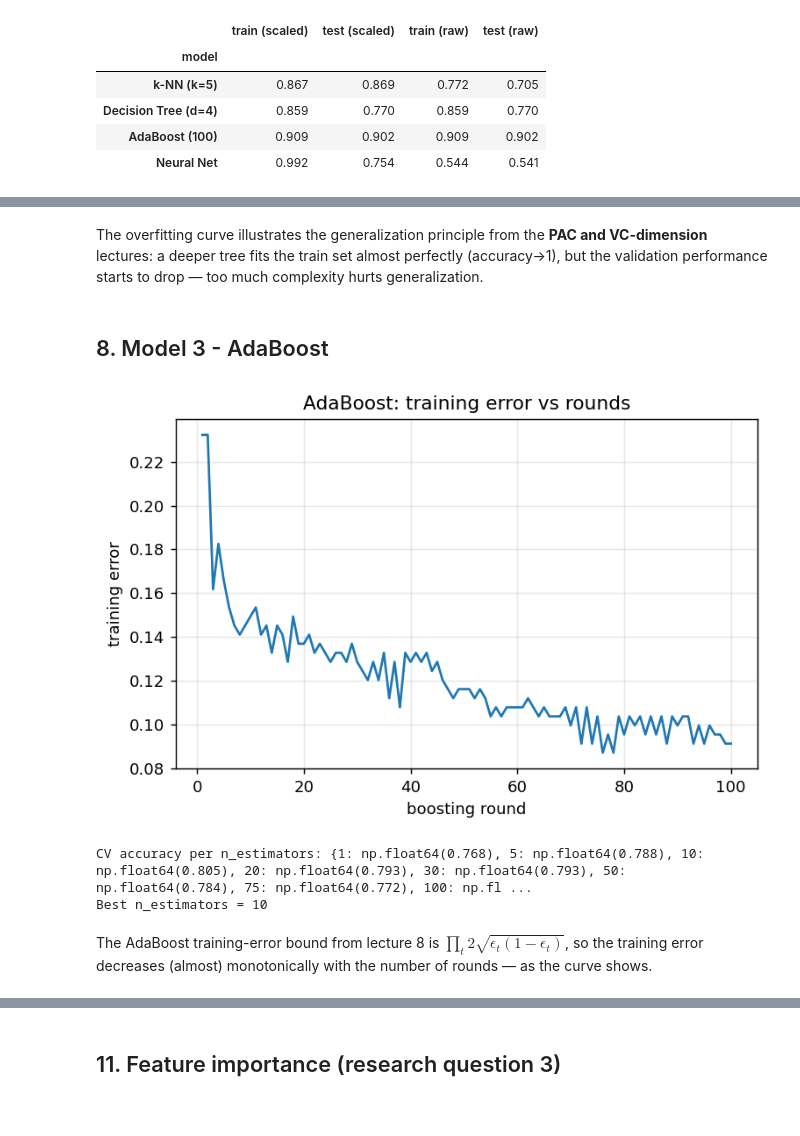
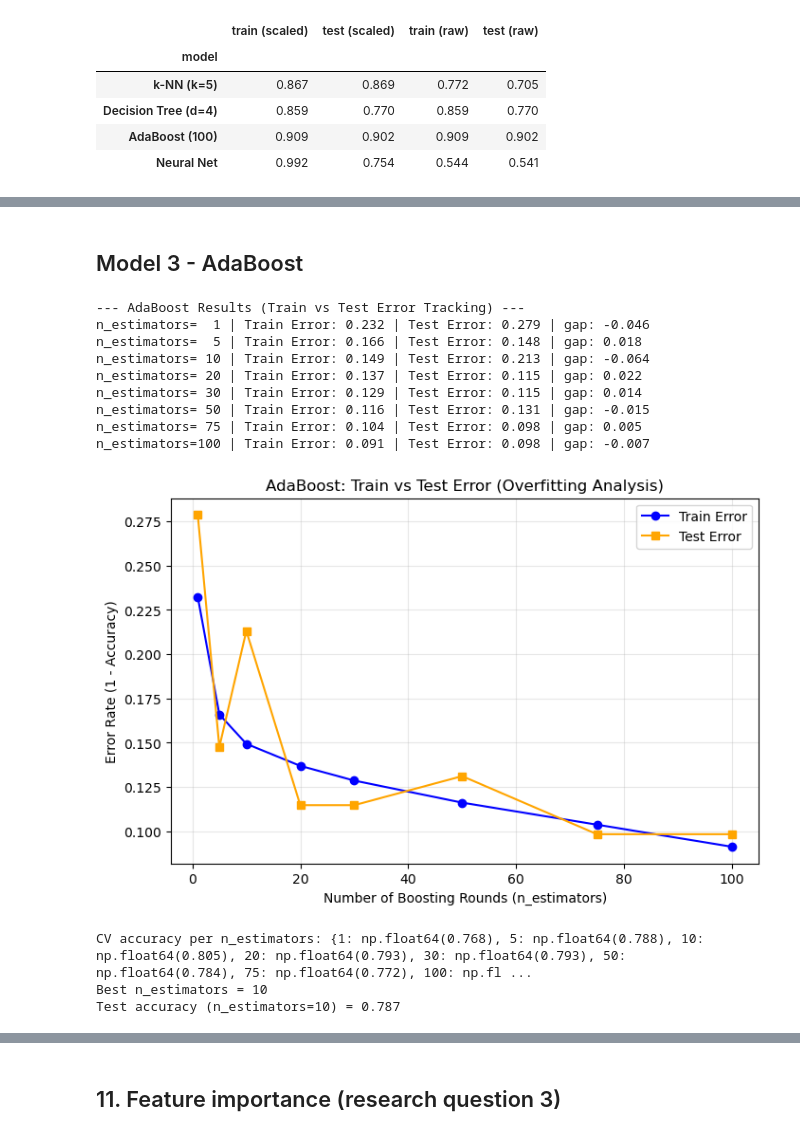
Before and after one commit to yonatang8675/ML_Project, a Jupyter notebook: notebooks/heart_disease.ipynb, the cells around one changed output, grey strips where cells are left out. Cells and saved outputs as stored; diff of their text form; code cells hidden in the pictures.

```diff
--- a/notebooks/heart_disease.ipynb
+++ b/notebooks/heart_disease.ipynb
@@ -410,31 +464,69 @@ Test accuracy with selected features = 0.787
 [figure]
-# %% [markdown]
-The overfitting curve illustrates the generalization principle from the **PAC and VC-dimension**
-lectures: a deeper tree fits the train set almost perfectly (accuracy→1), but the validation
-performance starts to drop — too much complexity hurts generalization.
 # %% [markdown]
-## 8. Model 3 - AdaBoost
+## Model 3 - AdaBoost
 # %%
-ada = AdaBoostClassifier(n_estimators=100).fit(X_train, y_train)
-display(Image(plots.plot_curve(range(1, len(ada.train_errors_) + 1),
-            ada.train_errors_, "boosting round", "training error",
-            "AdaBoost: training error vs rounds", name="adaboost_rounds.png",
-            marker="")))
+import numpy as np
+import matplotlib.pyplot as plt
+from src.models.adaboost import AdaBoostClassifier
+from src import metrics, evaluation as ev
 
-# Choose the number of rounds by 5-fold CV.
+# List of rounds to evaluate
+rounds_list = [1, 5, 10, 20, 30, 50, 75, 100]
+train_errors = []
+test_errors = []
+
+print("--- AdaBoost Results (Train vs Test Error Tracking) ---")
+for n in rounds_list:
+    # Train model with n boosting rounds
+    ada_model = AdaBoostClassifier(n_estimators=n)
+    ada_model.fit(X_train, y_train)
+
+    # Compute error (1 - Accuracy) on train and test sets
+    tr_err = 1.0 - metrics.accuracy(y_train, ada_model.predict(X_train))
+    te_err = 1.0 - metrics.accuracy(y_test, ada_model.predict(X_test))
+
+    train_errors.append(tr_err)
+    test_errors.append(te_err)
+
+    print(f"n_estimators={n:3d} | Train Error: {tr_err:.3f} | Test Error: {te_err:.3f} | gap: {tr_err - te_err:.3f}")
+
+# Plot train error vs test error by number of boosting rounds
+plt.figure(figsize=(8, 5))
+plt.plot(rounds_list, train_errors, marker='o', label='Train Error', color='blue')
+plt.plot(rounds_list, test_errors, marker='s', label='Test Error', color='orange')
+plt.xlabel('Number of Boosting Rounds (n_estimators)')
+plt.ylabel('Error Rate (1 - Accuracy)')
+plt.title('AdaBoost: Train vs Test Error (Overfitting Analysis)')
+plt.legend()
+plt.grid(True, alpha=0.3)
+plt.show()
+
+# Select the best number of rounds using 5-fold CV
 round_grid = [1, 5, 10, 20, 30, 50, 75, 100]
 cv_round = []
 for n_rounds in round_grid:
     scores = ev.cross_val_score(lambda n=n_rounds: AdaBoostClassifier(n_estimators=n),
                                 X_train, y_train, n_splits=5, seed=SEED, scale=False)
     cv_round.append(scores.mean())
 best_n_rounds = round_grid[int(np.argmax(cv_round))]
-print("CV accuracy per n_estimators:", {n: round(acc, 3) for n, acc in zip(round_grid, cv_round)})
+print("\nCV accuracy per n_estimators:", {n: round(acc, 3) for n, acc in zip(round_grid, cv_round)})
 print("Best n_estimators =", best_n_rounds)
+
+# Final test accuracy for the best model
+best_ada = AdaBoostClassifier(n_estimators=best_n_rounds)
+best_ada.fit(X_train, y_train)
+print(f"Test accuracy (n_estimators={best_n_rounds}) = {metrics.accuracy(y_test, best_ada.predict(X_test)):.3f}")
 # %% [output]
+--- AdaBoost Results (Train vs Test Error Tracking) ---
+n_estimators=  1 | Train Error: 0.232 | Test Error: 0.279 | gap: -0.046
+n_estimators=  5 | Train Error: 0.166 | Test Error: 0.148 | gap: 0.018
+n_estimators= 10 | Train Error: 0.149 | Test Error: 0.213 | gap: -0.064
+n_estimators= 20 | Train Error: 0.137 | Test Error: 0.115 | gap: 0.022
+n_estimators= 30 | Train Error: 0.129 | Test Error: 0.115 | gap: 0.014
+n_estimators= 50 | Train Error: 0.116 | Test Error: 0.131 | gap: -0.015
+n_estimators= 75 | Train Error: 0.104 | Test Error: 0.098 | gap: 0.005
+n_estimators=100 | Train Error: 0.091 | Test Error: 0.098 | gap: -0.007
-[figure, old version]
+[figure, new version]
-CV accuracy per n_estimators: {1: np.float64(0.768), 5: np.float64(0.788), 10: np.float64(0.805), 20: np.float64(0.793), 30: np.float64(0.793), 50: np.float64(0.784), 75: np.float64(0.772), 100: np.fl ...
-Best n_estimators = 10
+CV accuracy per n_estimators: {1: np.float64(0.768), 5: np.float64(0.788), 10: np.float64(0.805), 20: np.float64(0.793), 30: np.float64(0.793), 50: np.float64(0.784), 75: np.float64(0.772), 100: np.fl ...
+Best n_estimators = 10
+Test accuracy (n_estimators=10) = 0.787
-# %% [markdown]
-The AdaBoost training-error bound from lecture 8 is $\prod_t 2\sqrt{\epsilon_t(1-\epsilon_t)}$,
-so the training error decreases (almost) monotonically with the number of rounds — as the curve shows.
```
Also changed, not shown: parts of 23 cells of this notebook, 34 other files.
